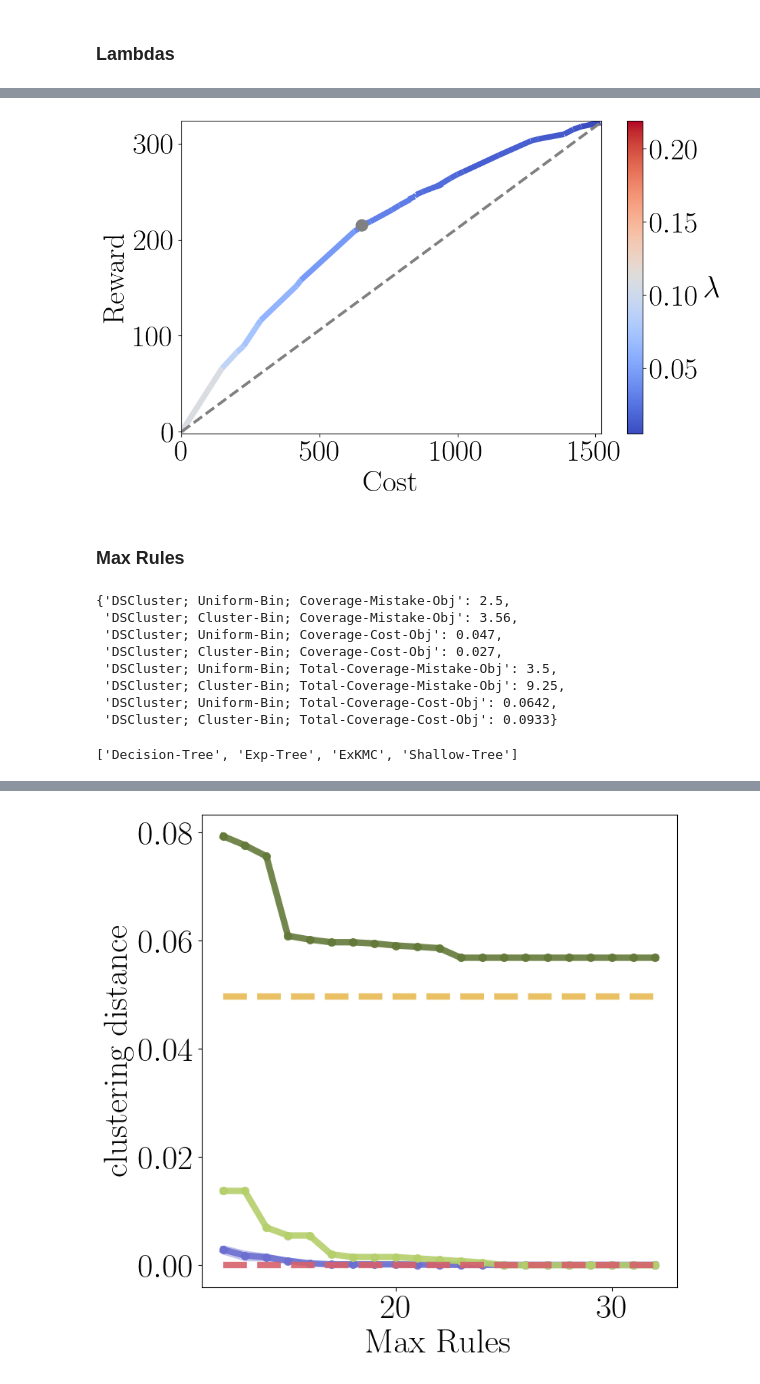
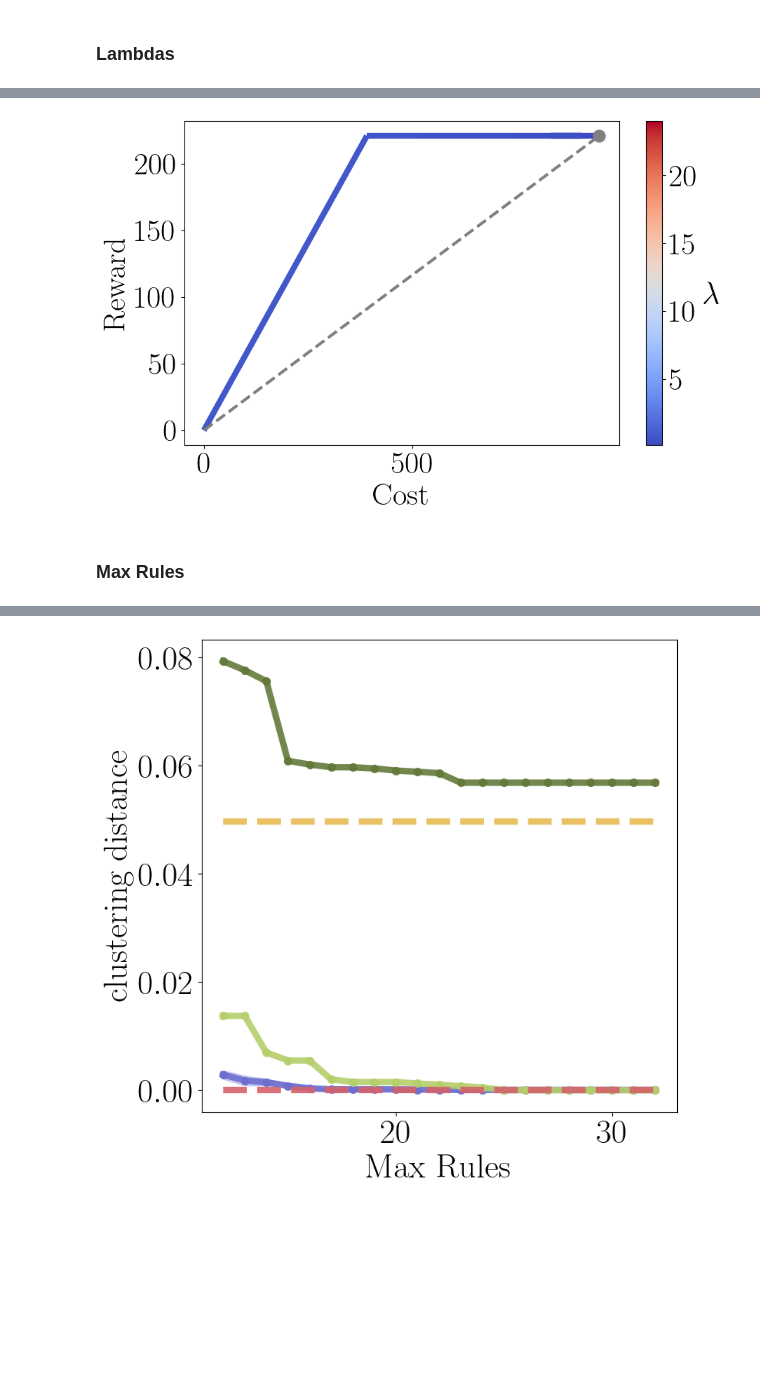
Before and after one commit to kevinqnb/interpretable-clustering, a Jupyter notebook: examples/experiments.ipynb, the cells around one changed output, grey strips where cells are left out. Drawn from its saved outputs; the diff is of its cells as text; code cells hidden in the pictures; blank space fills up the shorter version.

```diff
--- a/examples/experiments.ipynb
+++ b/examples/experiments.ipynb
@@ -79,12 +86,7 @@ dataset = 'climate'
 ### Lambdas
 # %%
 # Load experiment results
-ref = '_rule_tuning'
+ref = '_new_obj'
 fname = "../data/experiments/" + dataset + "/lambdas/exp" + ref + ".json"
 with open(fname, 'r') as f:
     lambda_dict = json.load(f)
-
-#experiment_df = pd.read_csv(fname, header=[0, 1, 2], index_col=0)
-#lambdas = experiment_df.index.values
-#gains = experiment_df['gain'].to_numpy()
-#costs = experiment_df['cost'].to_numpy()
@@ -121,40 +149,83 @@ print(best_lambda)
 # %%
+module = "dscluster; decision-tree; total-coverage-mistake"
+rule_type = module.split(';')[1].strip()
+objective_type = module.split(';')[2].strip()
+reward = objective_cost_reward_dict[objective_type]['reward']
+cost = objective_cost_reward_dict[objective_type]['cost']
+alpha = lambda_dict['fixed-parameters'][objective_cost_reward_dict[objective_type]['alpha']]
+
+lambda_vals1 = np.sort(np.array(list(lambda_dict['modules'][module][reward].keys()), dtype=float))
+lambda_vals2 = np.sort(np.array(list(lambda_dict['modules'][module][cost].keys()), dtype=float))
+assert np.array_equal(lambda_vals1, lambda_vals2)
+z = lambda_vals1
+x = np.array([lambda_dict['modules'][module][cost][str(l)] for l in z])
+y = np.array([lambda_dict['modules'][module][reward][str(l)] for l in z])
+rl = np.array([lambda_dict['modules'][module]['sum-rule-length'][str(l)] for l in z])
+'''
+if x[0] == 0:
+    A = np.inf
+else:
+    A = y[0] / x[0]
+B = -1.0
+dists = np.zeros_like(x)
+for i, x_i in enumerate(x):
+    y_i = y[i]
+    if A == np.inf:
+        dists[i] = np.abs(x_i) # distance to vertical line
+    else:
+        dists[i] = np.abs(A * x_i + B * y_i) / np.sqrt(B**2 + A**2)
+
+best_lambda_idx = np.argmax(dists)
+'''
+
+obj_evals = y - z * (x + alpha * rl)
+best_lambda_idx = np.argmax(obj_evals)
+
+
+best_lambda = z[best_lambda_idx]
+
 points = np.array([x, y]).T.reshape(-1, 1, 2)
 segments = np.concatenate([points[:-1], points[1:]], axis=1)
 
 fig, ax = plt.subplots(figsize=(10, 6))
 norm = plt.Normalize(z.min(), z.max())
 lc = LineCollection(segments, cmap='coolwarm', norm=norm)
 lc.set_array(z)
 lc.set_linewidth(6)
 line = ax.add_collection(lc)
 
 x_ = np.linspace(min(x), max(x), 10)
-y_ = x_ * (max(y) / max(x))
-plt.plot(x_, y_, linestyle='dashed', color='gray', linewidth=3)
+
+if max(x) != 0:
+    y_ = x_ * (max(y) / max(x))
+    plt.plot(x_, y_, linestyle='dashed', color='gray', linewidth=3)
 
 plt.scatter(
     x[best_lambda_idx],
     y[best_lambda_idx],
     color='grey',
     s=150,
     zorder=5,
     label=r'Best $\lambda$ = %.2f' % best_lambda
 )
 
 cbar = fig.colorbar(line, ax=ax)
 cbar.set_label(r'$\lambda$', rotation=0, labelpad=15)
 
-ax.set_xlim(-2, x.max() + 2)
-ax.set_ylim(-2, y.max() + 2)
+#ax.set_xlim(-2, x.max() + 2)
+#ax.set_ylim(-2, y.max() + 2)
 ax.set_xlabel('Cost')
 ax.set_ylabel('Reward')
 #plt.title('Coverage Mistake Objective')
 #ax.set_title('Line Plot Colored by Z Values')
+#plt.savefig(
+#    "../figures/" + dataset + "/lambdas/" + bin_type  + "_" + reward + "_" + cost + ".png",
+#    bbox_inches='tight'
+#)
 
 plt.show()
 # %% [output]
-[figure, old version]
+[figure, new version]
 # %% [markdown]
 ### Max Rules
 # %%
@@ -168,15 +246,0 @@ dscluster_modules = [m for m in experiment_dict['modules'].keys() if 'DSCluster'
-# %%
-experiment_dict['fixed-parameters']['lambdas']
-# %% [output]
-{'DSCluster; Uniform-Bin; Coverage-Mistake-Obj': 2.5,
- 'DSCluster; Cluster-Bin; Coverage-Mistake-Obj': 3.56,
- 'DSCluster; Uniform-Bin; Coverage-Cost-Obj': 0.047,
- 'DSCluster; Cluster-Bin; Coverage-Cost-Obj': 0.027,
- 'DSCluster; Uniform-Bin; Total-Coverage-Mistake-Obj': 3.5,
- 'DSCluster; Cluster-Bin; Total-Coverage-Mistake-Obj': 9.25,
- 'DSCluster; Uniform-Bin; Total-Coverage-Cost-Obj': 0.0642,
- 'DSCluster; Cluster-Bin; Total-Coverage-Cost-Obj': 0.0933}
-# %%
-comparison_modules
-# %% [output]
-['Decision-Tree', 'Exp-Tree', 'ExKMC', 'Shallow-Tree']
```
Also changed, not shown: parts of 25 cells of this notebook, 36 other files.
